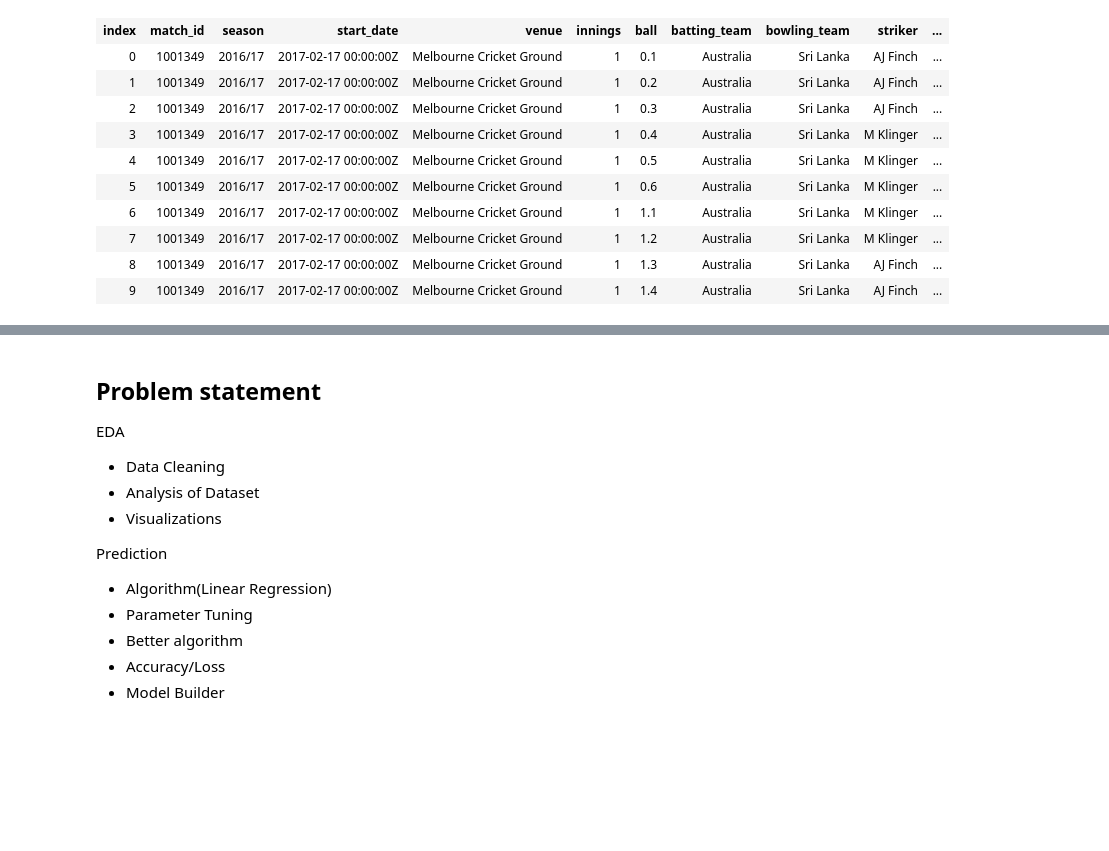
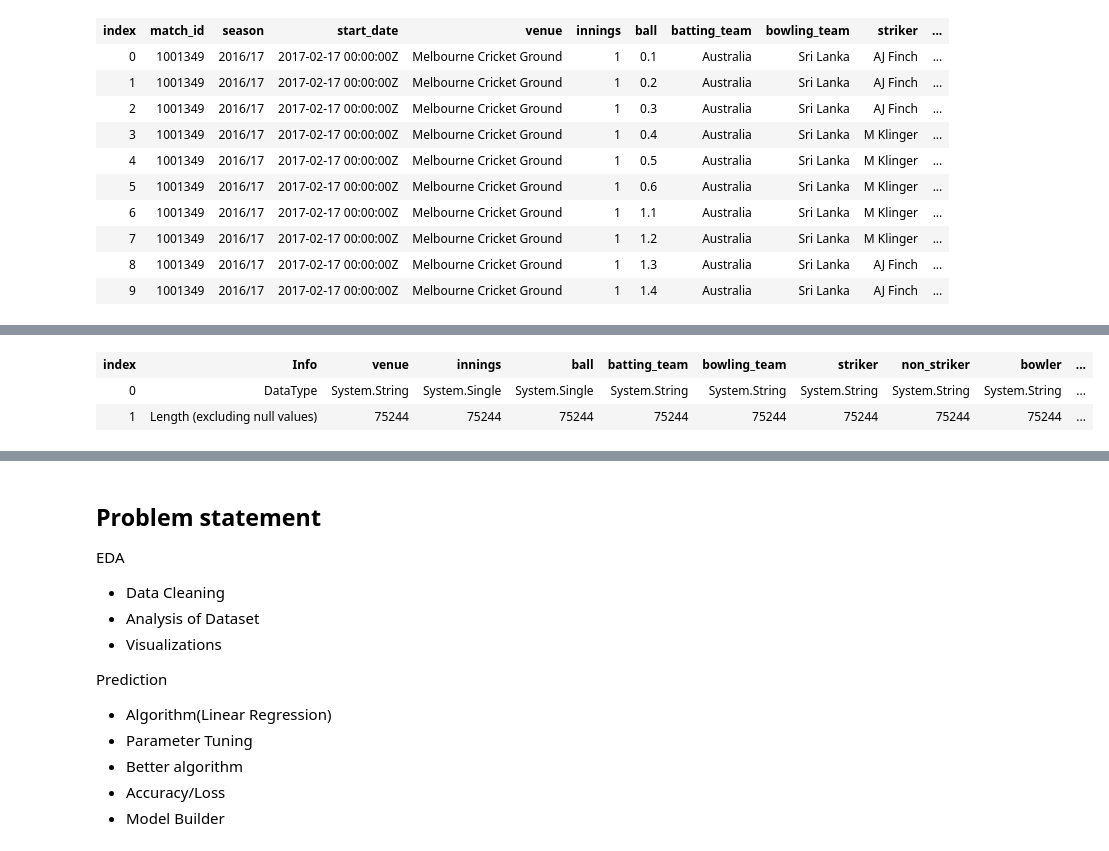
Before and after one commit to praveenraghuvanshi/tech-sessions, a Jupyter notebook: drafts/Sport Analytics/CricketAnalysis.ipynb, the cells around one changed output, grey strips where cells are left out. Drawn from its saved outputs; the diff is of its cells as text; code cells hidden in the pictures; blank space fills up the shorter version.

```diff
--- a/drafts/Sport Analytics/CricketAnalysis.ipynb
+++ b/drafts/Sport Analytics/CricketAnalysis.ipynb
@@ -341,0 +393,6 @@ display(sixOverDataFrame)
+# %%
+sixOverDataFrame.Info()
+# %% [output]
+| index | Info | venue | innings | ball | batting_team | bowling_team | striker | non_striker | bowler | ... |
+| 0 | DataType | System.String | System.Single | System.Single | System.String | System.String | System.String | System.String | System.String | ... |
+| 1 | Length (excluding null values) | 75244 | 75244 | 75244 | 75244 | 75244 | 75244 | 75244 | 75244 | ... |
```
Also changed, not shown: parts of 13 cells of this notebook.
